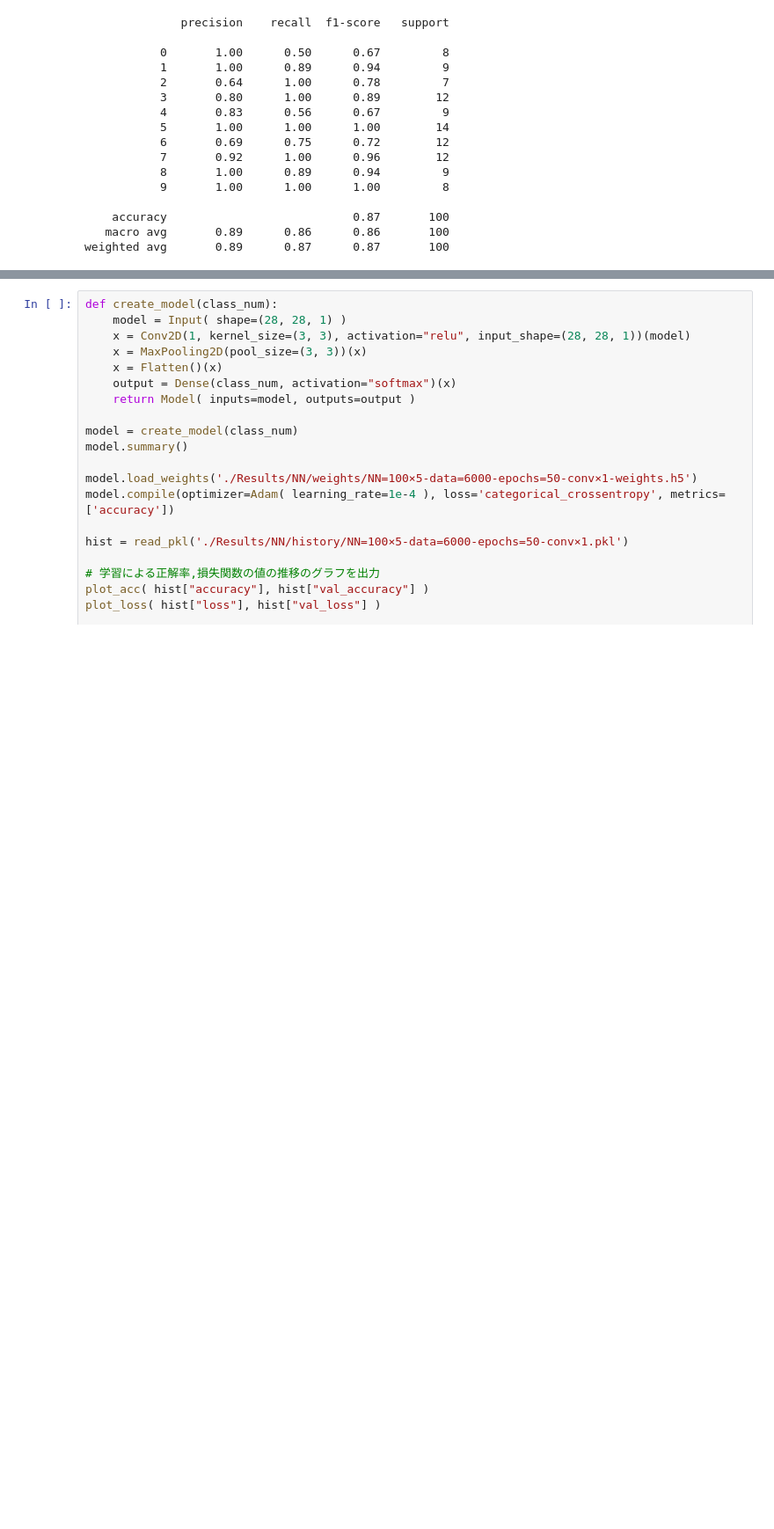
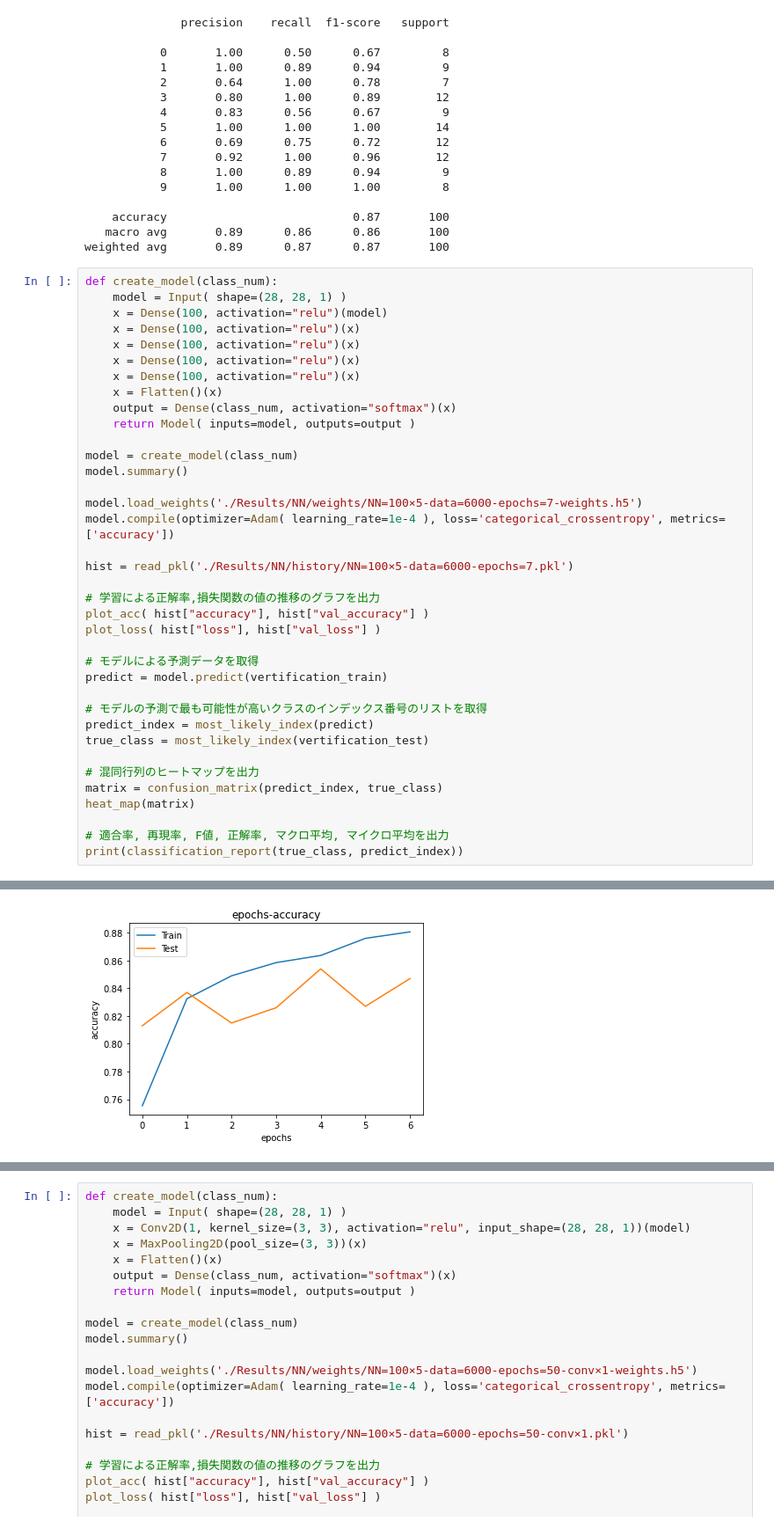
Before and after one commit to Kentkn192837/machine-learning, a Jupyter notebook: no3/plot.ipynb, the cells around one changed output, grey strips where cells are left out. Shown: that part at 88% size. Saved outputs shown, nothing was run; the diff lists cells and outputs as text; blank space fills up the shorter version.

```diff
--- a/no3/plot.ipynb
+++ b/no3/plot.ipynb
@@ -221,3 +221,41 @@ _________________________________________________________________
     accuracy                           0.87       100
    macro avg       0.89      0.86      0.86       100
 weighted avg       0.89      0.87      0.87       100
+# %%
+def create_model(class_num):
+    model = Input( shape=(28, 28, 1) )
+    x = Dense(100, activation="relu")(model)
+    x = Dense(100, activation="relu")(x)
+    x = Dense(100, activation="relu")(x)
+    x = Dense(100, activation="relu")(x)
+    x = Dense(100, activation="relu")(x)
+    x = Flatten()(x)
+    output = Dense(class_num, activation="softmax")(x)
+    return Model( inputs=model, outputs=output )
+
+model = create_model(class_num)
+model.summary()
+
+model.load_weights('./Results/NN/weights/NN=100×5-data=6000-epochs=7-weights.h5')
+model.compile(optimizer=Adam( learning_rate=1e-4 ), loss='categorical_crossentropy', metrics=['accuracy'])
+
+hist = read_pkl('./Results/NN/history/NN=100×5-data=6000-epochs=7.pkl')
+
+# 学習による正解率,損失関数の値の推移のグラフを出力
+plot_acc( hist["accuracy"], hist["val_accuracy"] )
+plot_loss( hist["loss"], hist["val_loss"] )
+
+# モデルによる予測データを取得
+predict = model.predict(vertification_train)
+
+# モデルの予測で最も可能性が高いクラスのインデックス番号のリストを取得
+predict_index = most_likely_index(predict)
+true_class = most_likely_index(vertification_test)
+
+# 混同行列のヒートマップを出力
+matrix = confusion_matrix(predict_index, true_class)
+heat_map(matrix)
+
+# 適合率, 再現率, F値, 正解率, マクロ平均, マイクロ平均を出力
+print(classification_report(true_class, predict_index))
+# %% [output]
@@ -223,0 +279 @@ weighted avg       0.89      0.87      0.87       100
+[figure, added]
```
Also changed, not shown: parts of 4 cells of this notebook.
